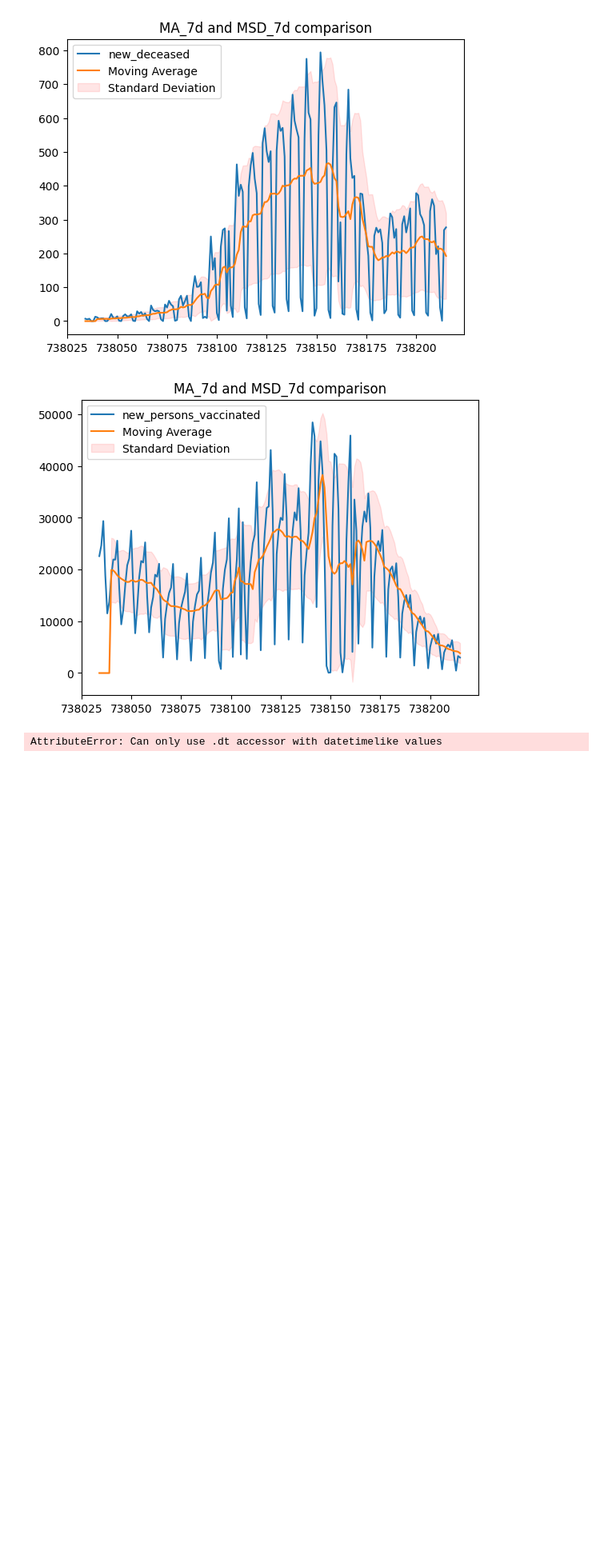
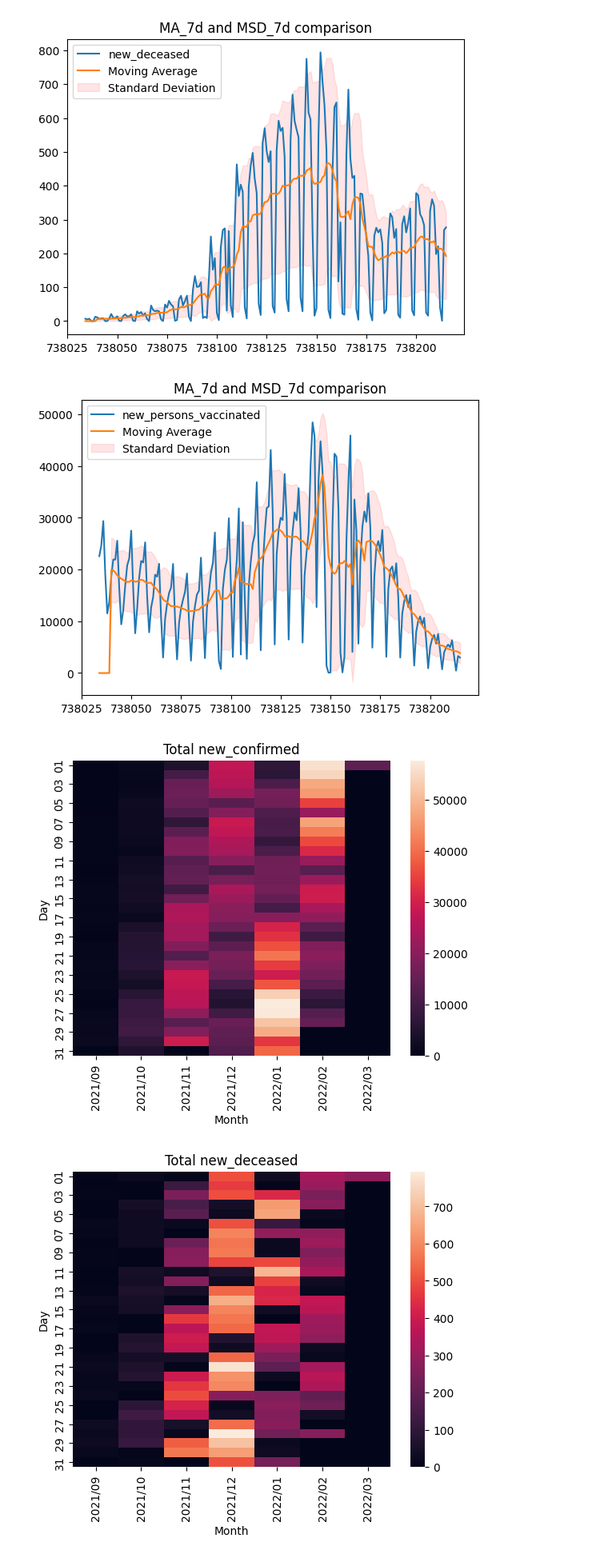
Before and after one commit to piooz/BigData, a Jupyter notebook: zad4/zadanie4.ipynb, the cells around one changed output. Shown at 80% size. Saved outputs shown, nothing was run; the diff lists cells and outputs as text; code cells hidden in the pictures; blank space fills up the shorter version.

```diff
--- a/zad4/zadanie4.ipynb
+++ b/zad4/zadanie4.ipynb
@@ -260,34 +266,36 @@ for col in ['new_confirmed', 'new_deceased', 'new_persons_vaccinated']:
 # %%
 # Heatmapa dla rozłożenia ilości przyapdków w czasie
 import seaborn as sns
+df['date']=df['date'].map(dt.datetime.fromordinal)
 df['Year_Month'] = df['date'].dt.strftime('%Y/%m')
 df['Day'] = df['date'].dt.strftime('%d')
 df
 tmp = df.pivot_table(index="Day", columns="Year_Month", values="new_confirmed")
 tmp = tmp.fillna(0)
 tmp = tmp.astype(float)
 sns.heatmap(tmp)
 plt.title("Total new_confirmed")
 plt.xlabel("Month")
 plt.ylabel("Day")
 plt.show()
 
 tmp = df.pivot_table(index="Day", columns="Year_Month", values="new_deceased")
 tmp = tmp.fillna(0)
 tmp = tmp.astype(float)
 sns.heatmap(tmp)
 plt.title("Total new_deceased")
 plt.xlabel("Month")
 plt.ylabel("Day")
 plt.show()
 
 tmp = df.pivot_table(index="Day", columns="Year_Month", values="new_persons_vaccinated")
 tmp = tmp.fillna(0)
 tmp = tmp.astype(float)
 sns.heatmap(tmp)
 plt.title("Total new_persons_vaccinated")
 plt.xlabel("Month")
 plt.ylabel("Day")
 plt.show()
 # %% [output]
-AttributeError: Can only use .dt accessor with datetimelike values
+[figure, added]
+[figure, added]
```
Also changed, not shown: parts of 21 cells of this notebook.
